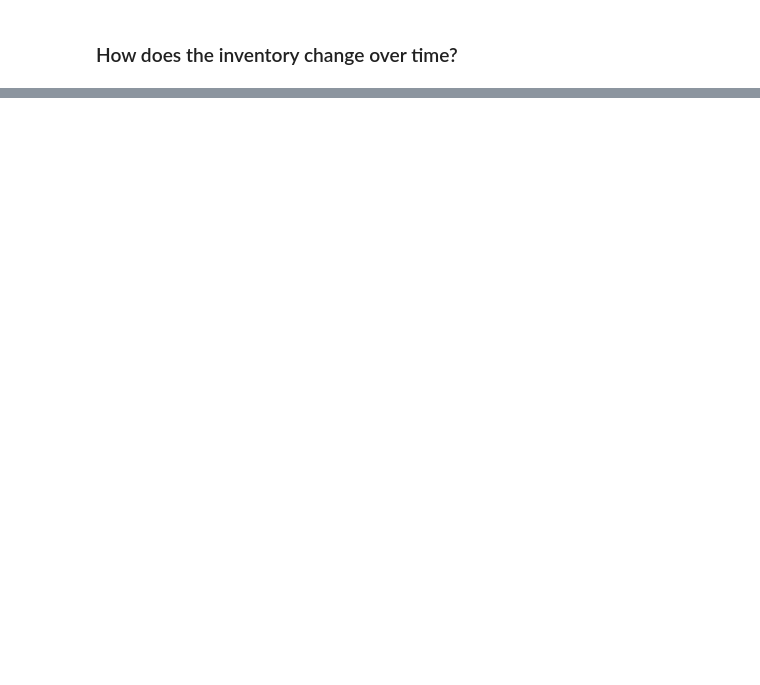
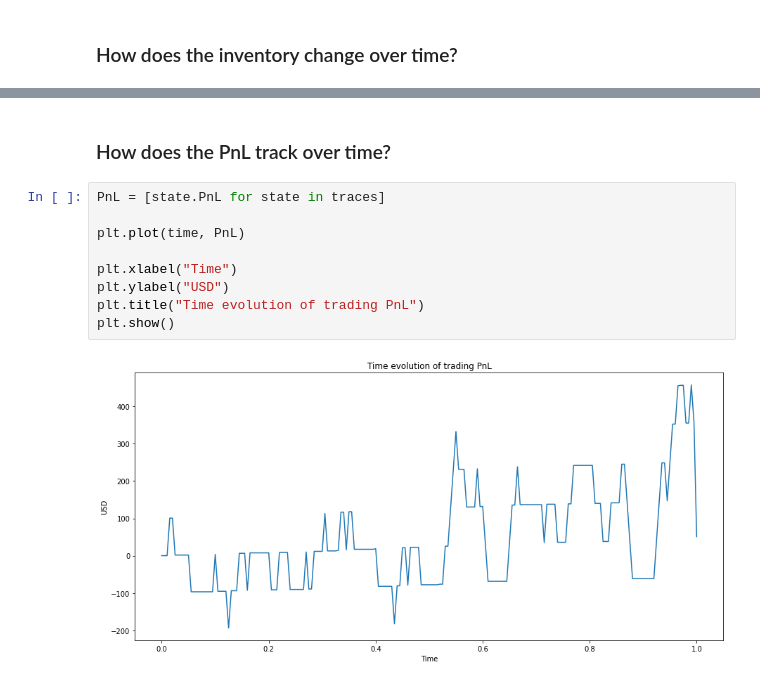
Before and after one commit to sunnymshah95/CME-241-RLinFinance, a Jupyter notebook: Assignment 10/assignment10-solutions.ipynb, the cells around one changed output, grey strips where cells are left out. Cells and saved outputs as stored; diff of their text form; blank space fills up the shorter version.

```diff
--- a/Assignment 10/assignment10-solutions.ipynb
+++ b/Assignment 10/assignment10-solutions.ipynb
@@ -145,0 +146,13 @@ plt.show()
+# %% [markdown]
+### How does the PnL track over time?
+# %%
+PnL = [state.PnL for state in traces]
+
+plt.plot(time, PnL)
+
+plt.xlabel("Time")
+plt.ylabel("USD")
+plt.title("Time evolution of trading PnL")
+plt.show()
+# %% [output]
+[figure, added]
```
Also changed, not shown: parts of 5 cells of this notebook.
